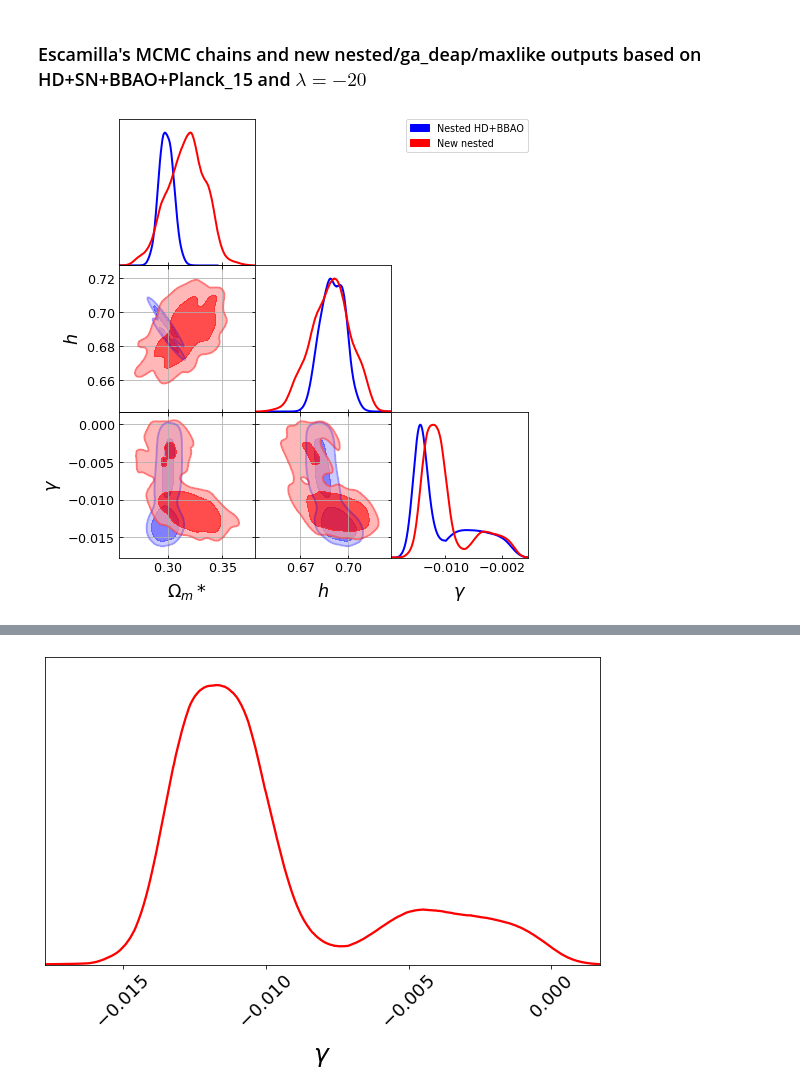
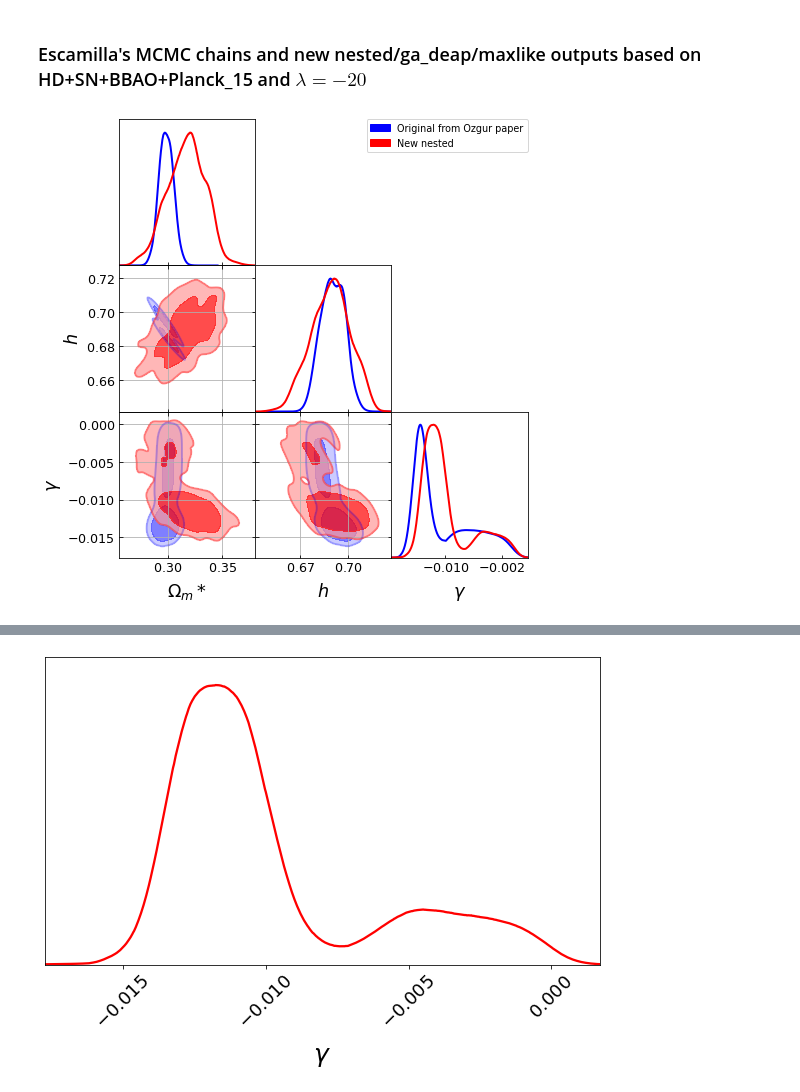
Before and after one commit to igomezv/cosmo_tools, a Jupyter notebook: models/genetic_paper/plots.ipynb, the cells around one changed output, grey strips where cells are left out. Drawn from its saved outputs; the diff is of its cells as text; code cells hidden in the pictures.

```diff
--- a/models/genetic_paper/plots.ipynb
+++ b/models/genetic_paper/plots.ipynb
@@ -538,32 +538,32 @@ g.settings.colorbar_label_rotation= 0
 g.settings.alpha_filled_add =0.9
 g.settings.scatter_size = 9
 g.settings.lw_contour=3
 g.settings.colormap_scatter= 'hsv'
 g.triangle_plot(roots,
                  ['Om','h','ggama'],
                   contour_args=[{'lw':3, 'color':'blue', 'ls':'-'},
                               {'lw':2, 'color':'red', 'ls':'-'},
                               {'lw':2, 'color':'green', 'ls':'-'},
                               {'lw':2, 'color':'gray', 'ls':'-'}], filled=True,
-                alphas=[0.5, 0.7, 0.8, 0.9], legend_labels= ['Nested HD+BBAO', 'New nested'],
+                alphas=[0.5, 0.7, 0.8, 0.9], legend_labels= ['Original from Ozgur paper', 'New nested'],
                 line_args=[{'lw':2, 'color':'blue'}, {'lw':2, 'color':'red', 'ls':'-'},
                 {'lw':2, 'color':'green'}, {'lw':2, 'color':'gray'}], contour_colors=['blue','red', 'green', 'gray'])
                 #,plot_3d_with_param='alpha')
 
 
 g.subplots[1,0].grid(True)
 g.subplots[2,0].grid(True)
 # g.subplots[3,0].grid(True)
 g.subplots[2,1].grid(True)
 # g.subplots[3,1].grid(True)
 # g.subplots[3,2].grid(True)
 
 # g.subplots[1,0].set_ylim(-0.5, 1.5)
 # #
 # g.subplots[1,1].set_xlim(-0.05, 1.8)
 
 # g.subplots[0,0].set_title('Phantom', fontsize=20)
 # g.export('Phantom2.pdf')
 # plt.title('Graduated with HD+SN+BAO+Planck', )
 # %% [output]
-[figure, old version]
+[figure, new version]
```
Also changed, not shown: parts of 6 cells of this notebook, 4 other files.
